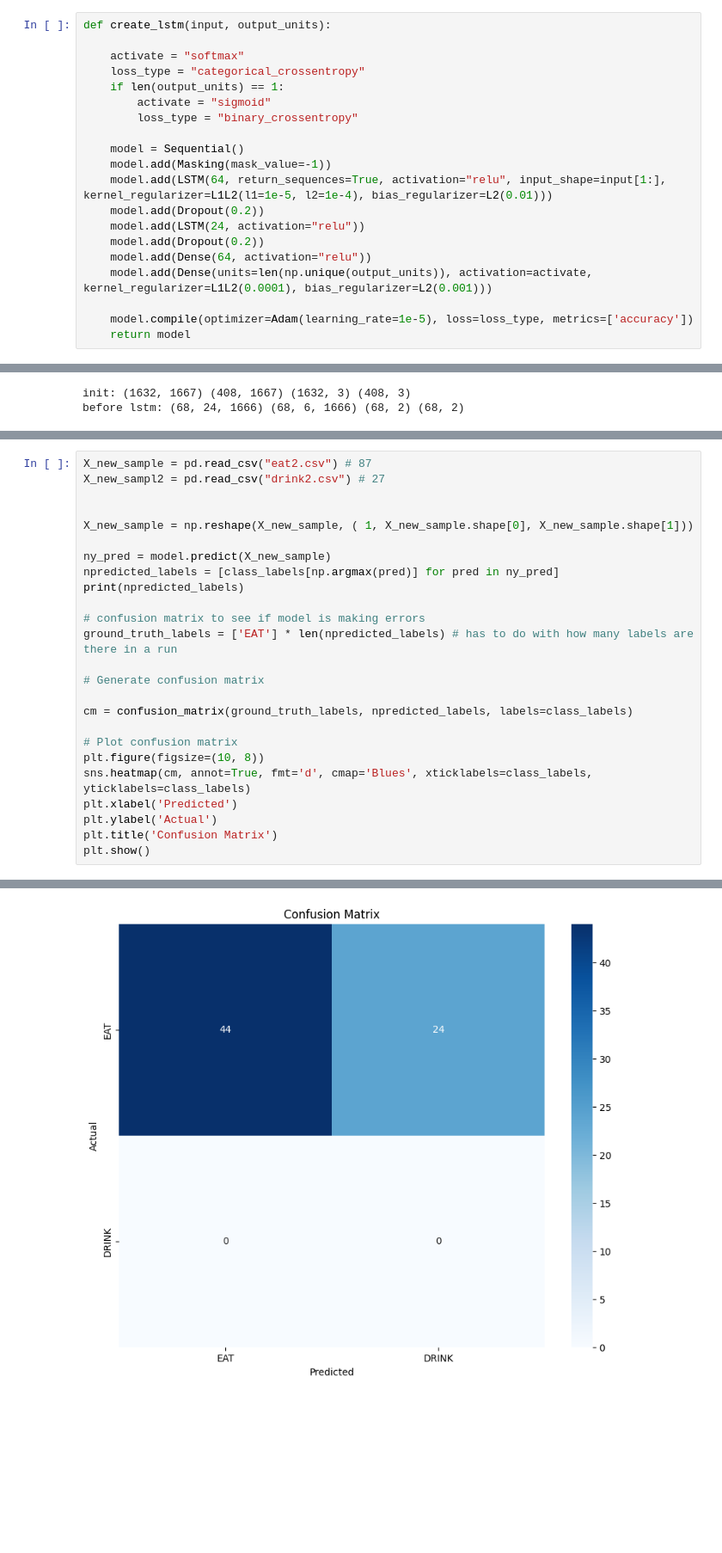
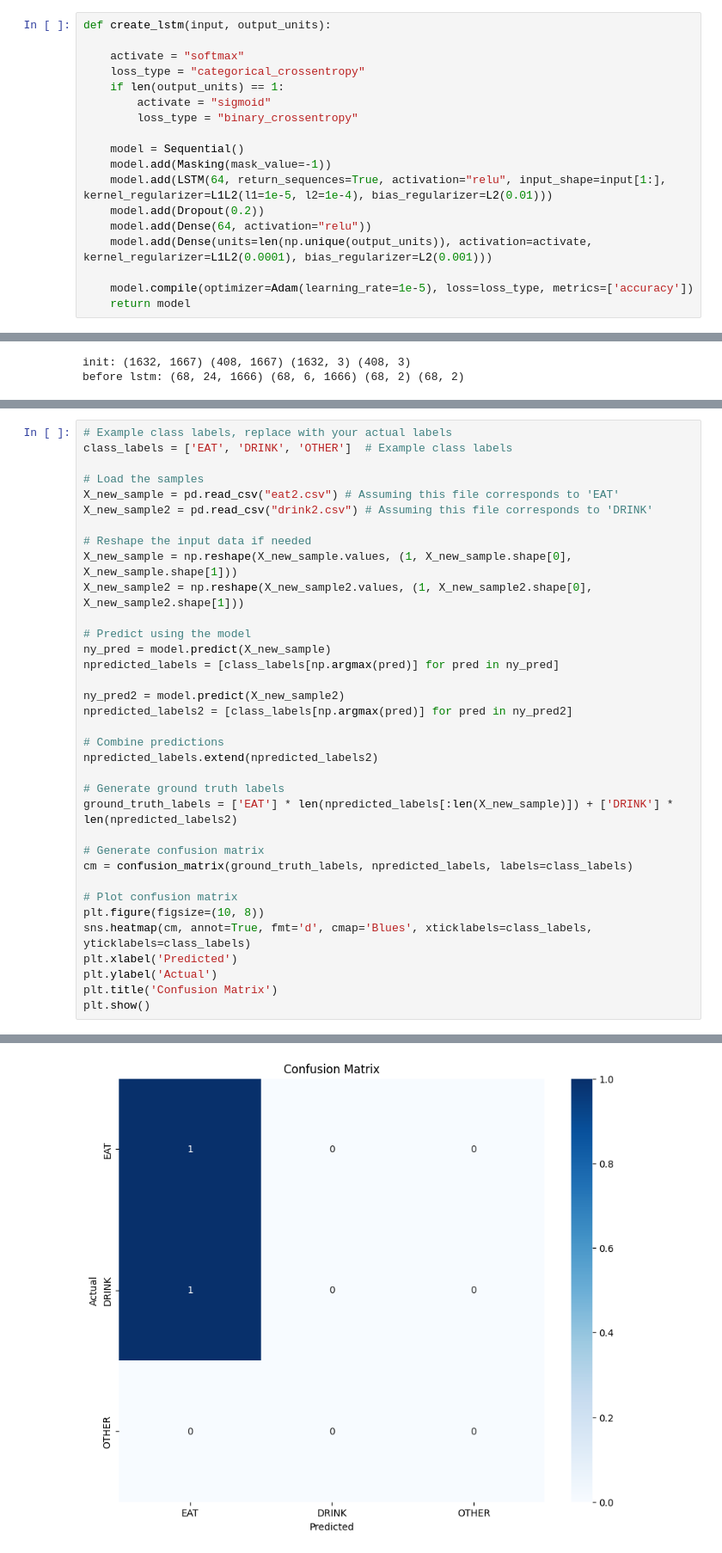
Before and after one commit to D3rrickLa/machine_learning_tfnmp, a Jupyter notebook: model/model7/model_dev.ipynb, the cells around one changed output, grey strips where cells are left out. Shown at 86% size. Drawn from its saved outputs; the diff is of its cells as text; blank space fills up the shorter version.

Commit message:
model 8 made, current working okay ish one - need more tuning

```diff
--- a/model/model7/model_dev.ipynb
+++ b/model/model7/model_dev.ipynb
@@ -244,8 +244,6 @@ def create_lstm(input, output_units):
     model.add(Masking(mask_value=-1))
     model.add(LSTM(64, return_sequences=True, activation="relu", input_shape=input[1:], kernel_regularizer=L1L2(l1=1e-5, l2=1e-4), bias_regularizer=L2(0.01)))
     model.add(Dropout(0.2))
-    model.add(LSTM(24, activation="relu"))
-    model.add(Dropout(0.2))
     model.add(Dense(64, activation="relu"))
     model.add(Dense(units=len(np.unique(output_units)), activation=activate,  kernel_regularizer=L1L2(0.0001), bias_regularizer=L2(0.001)))
 
@@ -389,19 +387,29 @@ joblib.dump(preprocessor, "preprocess.pkl")
 # %%
-X_new_sample = pd.read_csv("eat2.csv") # 87
-X_new_sampl2 = pd.read_csv("drink2.csv") # 27
+# Example class labels, replace with your actual labels
+class_labels = ['EAT', 'DRINK', 'OTHER']  # Example class labels
 
+# Load the samples
+X_new_sample = pd.read_csv("eat2.csv") # Assuming this file corresponds to 'EAT'
+X_new_sample2 = pd.read_csv("drink2.csv") # Assuming this file corresponds to 'DRINK'
 
-X_new_sample = np.reshape(X_new_sample, ( 1, X_new_sample.shape[0], X_new_sample.shape[1]))
+# Reshape the input data if needed
+X_new_sample = np.reshape(X_new_sample.values, (1, X_new_sample.shape[0], X_new_sample.shape[1]))
+X_new_sample2 = np.reshape(X_new_sample2.values, (1, X_new_sample2.shape[0], X_new_sample2.shape[1]))
 
+# Predict using the model
 ny_pred = model.predict(X_new_sample)
 npredicted_labels = [class_labels[np.argmax(pred)] for pred in ny_pred]
-print(npredicted_labels)
 
-# confusion matrix to see if model is making errors
-ground_truth_labels = ['EAT'] * len(npredicted_labels) # has to do with how many labels are there in a run
+ny_pred2 = model.predict(X_new_sample2)
+npredicted_labels2 = [class_labels[np.argmax(pred)] for pred in ny_pred2]
+
+# Combine predictions
+npredicted_labels.extend(npredicted_labels2)
+
+# Generate ground truth labels
+ground_truth_labels = ['EAT'] * len(npredicted_labels[:len(X_new_sample)]) + ['DRINK'] * len(npredicted_labels2)
 
 # Generate confusion matrix
-
 cm = confusion_matrix(ground_truth_labels, npredicted_labels, labels=class_labels)
 
 # Plot confusion matrix
@@ -417 +425 @@ plt.show()
-[figure, old version]
+[figure, new version]
```
Also changed, not shown: parts of 5 cells of this notebook, 18 other files.
